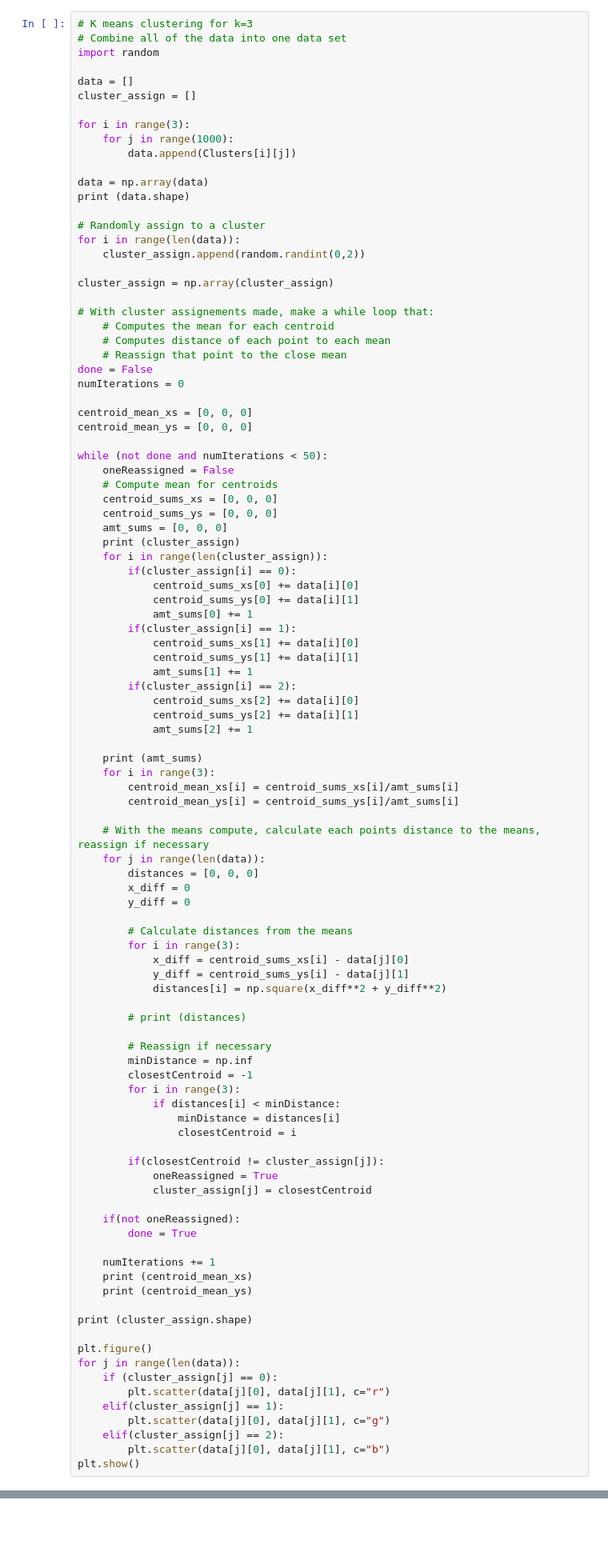
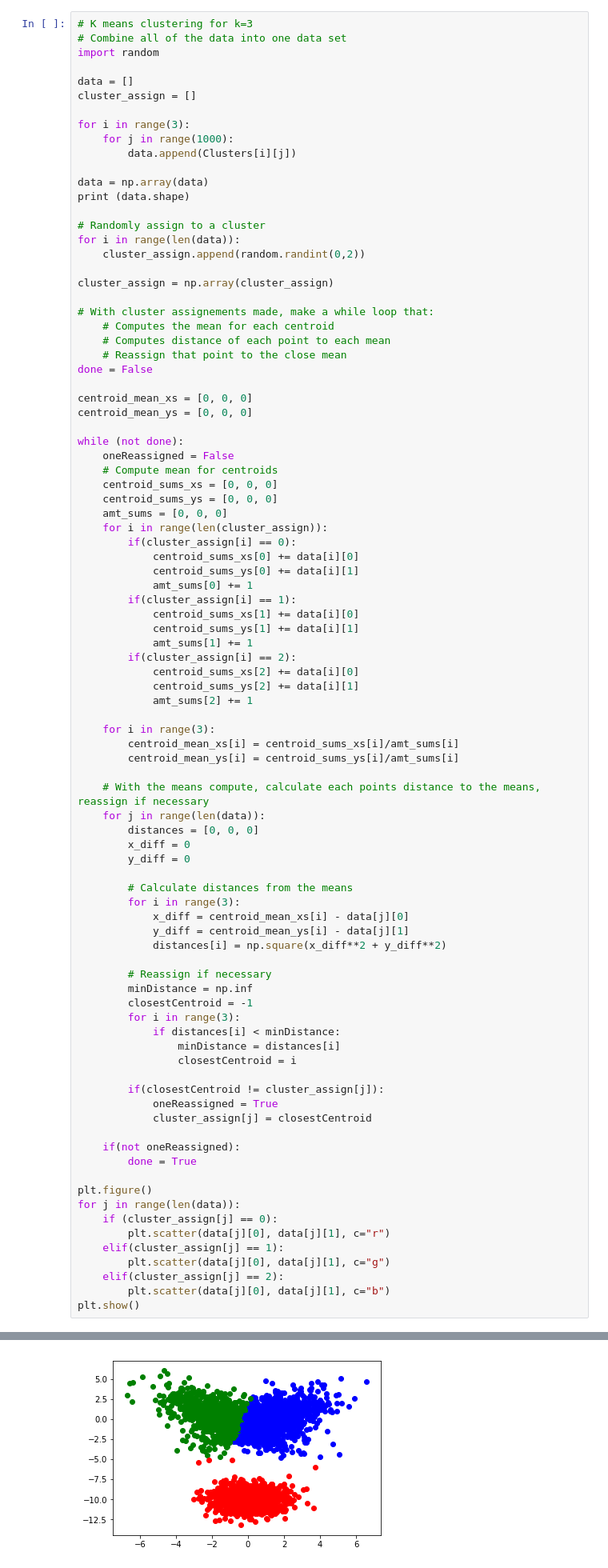
Before and after one commit to brookstawil/Jupyter, a Jupyter notebook: In Class Jupyter Assignment 2.ipynb, the cells around one changed output, grey strips where cells are left out. Shown: that part at 80% size. Saved outputs shown, nothing was run; the diff lists cells and outputs as text; blank space fills up the shorter version.

Commit message:
complete in class assignment 2

```diff
--- a/In Class Jupyter Assignment 2.ipynb
+++ b/In Class Jupyter Assignment 2.ipynb
@@ -112,18 +112,16 @@ cluster_assign = np.array(cluster_assign)
     # Computes distance of each point to each mean
     # Reassign that point to the close mean
 done = False
-numIterations = 0
 
 centroid_mean_xs = [0, 0, 0]
 centroid_mean_ys = [0, 0, 0]
 
-while (not done and numIterations < 50):
+while (not done):
     oneReassigned = False
     # Compute mean for centroids
     centroid_sums_xs = [0, 0, 0]
     centroid_sums_ys = [0, 0, 0]
     amt_sums = [0, 0, 0]
-    print (cluster_assign)
     for i in range(len(cluster_assign)):
         if(cluster_assign[i] == 0):
             centroid_sums_xs[0] += data[i][0]
@@ -138,7 +136,6 @@ while (not done and numIterations < 50):
             centroid_sums_ys[2] += data[i][1]
             amt_sums[2] += 1
 
-    print (amt_sums)
     for i in range(3):
         centroid_mean_xs[i] = centroid_sums_xs[i]/amt_sums[i]
         centroid_mean_ys[i] = centroid_sums_ys[i]/amt_sums[i]
@@ -151,11 +148,9 @@ while (not done and numIterations < 50):
 
         # Calculate distances from the means
         for i in range(3):
-            x_diff = centroid_sums_xs[i] - data[j][0]
-            y_diff = centroid_sums_ys[i] - data[j][1]
+            x_diff = centroid_mean_xs[i] - data[j][0]
+            y_diff = centroid_mean_ys[i] - data[j][1]
             distances[i] = np.square(x_diff**2 + y_diff**2)
-
-        # print (distances)
 
         # Reassign if necessary
         minDistance = np.inf
@@ -172,12 +167,6 @@ while (not done and numIterations < 50):
     if(not oneReassigned):
         done = True
 
-    numIterations += 1
-    print (centroid_mean_xs)
-    print (centroid_mean_ys)
-
-print (cluster_assign.shape)
-
 plt.figure()
 for j in range(len(data)):
     if (cluster_assign[j] == 0):
@@ -198,0 +181 @@ ZeroDivisionError: division by zero
+[figure, added]
```
Also changed, not shown: parts of 2 cells of this notebook.
